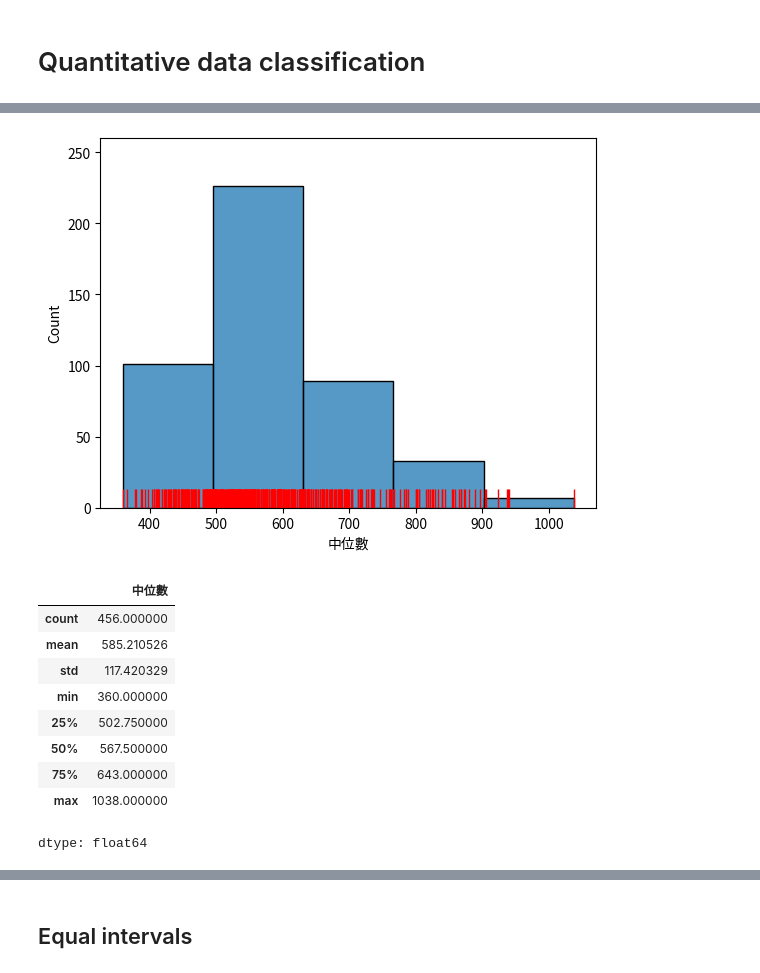
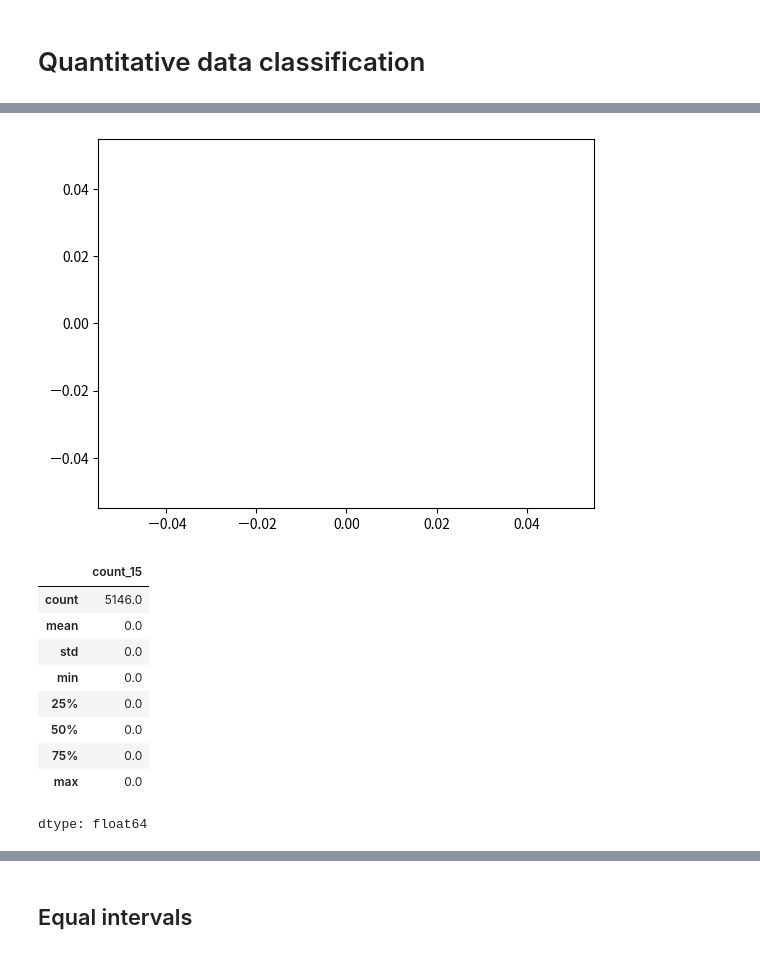
Before and after one commit to kevin7261/Geographic-Data-Science-with-Python, a Jupyter notebook: Choropleth_Mapping.ipynb, the cells around one changed output, grey strips where cells are left out. Saved outputs shown, nothing was run; the diff lists cells and outputs as text; code cells hidden in the pictures.

```diff
--- a/Choropleth_Mapping.ipynb
+++ b/Choropleth_Mapping.ipynb
@@ -14,3 +7,12 @@ GPKG_FILE_PATH = "https://drive.google.com/file/d/1cmW_VxEyyRZ9xILM_7Blq98r7B40S
+# %%
+# @title 初始值設定
+
+PROJECT_NAME = "14_15_23_台南市區_合併位置_2" #"14_15_23_台南市區_合併位置_1"
+GEOJSON_NAME = "台南市區"
+
+DENGUE_DAILY_GSHEET_PATH = "https://docs.google.com/spreadsheets/d/1vYyoq0Vf07kuWJU0Rg375jpHT9r9WzA2jiCPl3V3Oi4/edit?gid=2026372005#gid=2026372005"
+GEOJSON_FILE_PATH = "https://drive.google.com/file/d/19HAcRgd1o3KYugAIgcnM3xKN6ybUQ2RX/view?usp=sharing" #"https://drive.google.com/file/d/1SImPP3lj5ksvlcTQnEddtbpbZnIh1Jv8/view?usp=sharing"
+WORKSHEET_NAME = PROJECT_NAME
 # %%
 # @title 下載台北思源黑體
 
@@ -100,0 +154,25 @@ import matplotlib.pyplot as plt
+# %%
+# @title 用index欄位合併csv與shp
+
+mx = (
+    geopandas.GeoDataFrame(
+        # ✅ 保留原有 X/Y 欄位並合併計數資料
+        lads[["name", "X", "Y", "geometry"]].join(ref[["count_14", "count_15", "count_23"]], how="left"),
+        crs=lads.crs
+    )
+    .to_crs(epsg=3857)[  # ✅ 投影轉換為 Web Mercator
+        ["name", "X", "Y", "count_14", "count_15", "count_23", "geometry"]
+    ]
+    .fillna({  # ✅ 空值補 0
+        "count_14": 0,
+        "count_15": 0,
+        "count_23": 0
+    })
+)
+
+# ✅ 將 count 欄位轉為 int
+for col in ["count_14", "count_15", "count_23"]:
+    mx[col] = mx[col].astype(int)
+
+# ✅ 預覽結果
+mx.info()
@@ -101,5 +194,2 @@ import matplotlib.pyplot as plt
 # %% [markdown]
 # Quantitative data classification
-# %%
-mx = geopandas.read_file(f"{PROJECT_NAME}.gpkg")
-mx[["FULL", "中位數"]].head()
@@ -113,21 +213,23 @@ mx[["FULL", "中位數"]].head()
 # %%
 # Plot histogram
-ax = seaborn.histplot(mx["中位數"], bins=5)
+filtered = mx[mx["count_15"] > 0]
+
+ax = seaborn.histplot(filtered["count_15"], bins=10)
 # Add rug on horizontal axis
-seaborn.rugplot(mx["中位數"], height=0.05, color="red", ax=ax);
+seaborn.rugplot(filtered["count_15"], height=0.05, color="red", ax=ax);
 # %% [output]
-[figure, old version]
+[figure, new version]
 # %%
-mx["中位數"].describe()
+mx["count_15"].describe()
 # %% [output]
-|  | 中位數 |
-| count | 456.000000 |
-| mean | 585.210526 |
-| std | 117.420329 |
-| min | 360.000000 |
-| 25% | 502.750000 |
-| 50% | 567.500000 |
-| 75% | 643.000000 |
-| max | 1038.000000 |
+|  | count_15 |
+| count | 5146.0 |
+| mean | 0.0 |
+| std | 0.0 |
+| min | 0.0 |
+| 25% | 0.0 |
+| 50% | 0.0 |
+| 75% | 0.0 |
+| max | 0.0 |
 dtype: float64
 # %%
```
Also changed, not shown: parts of 45 cells of this notebook, 5 other files.
